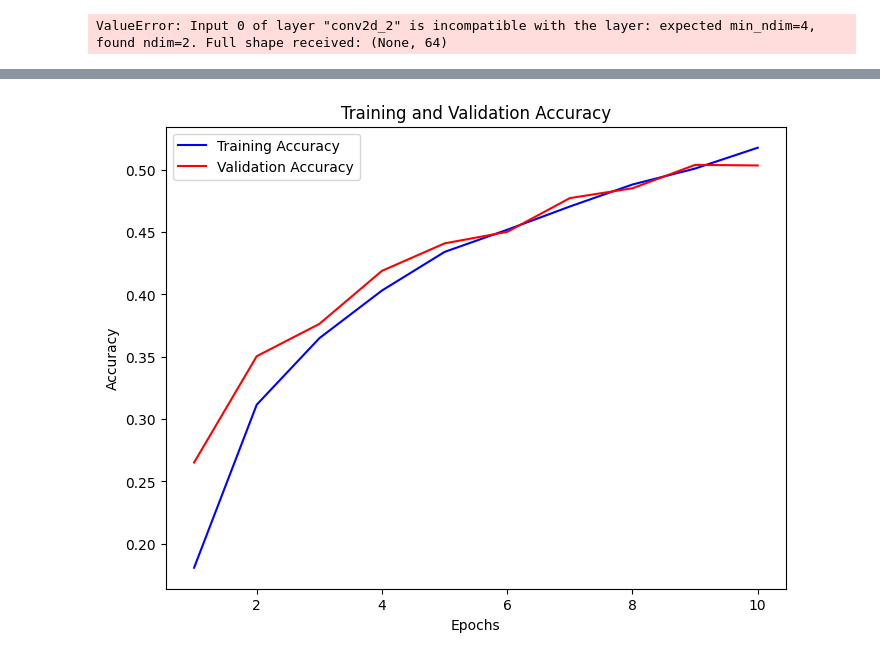
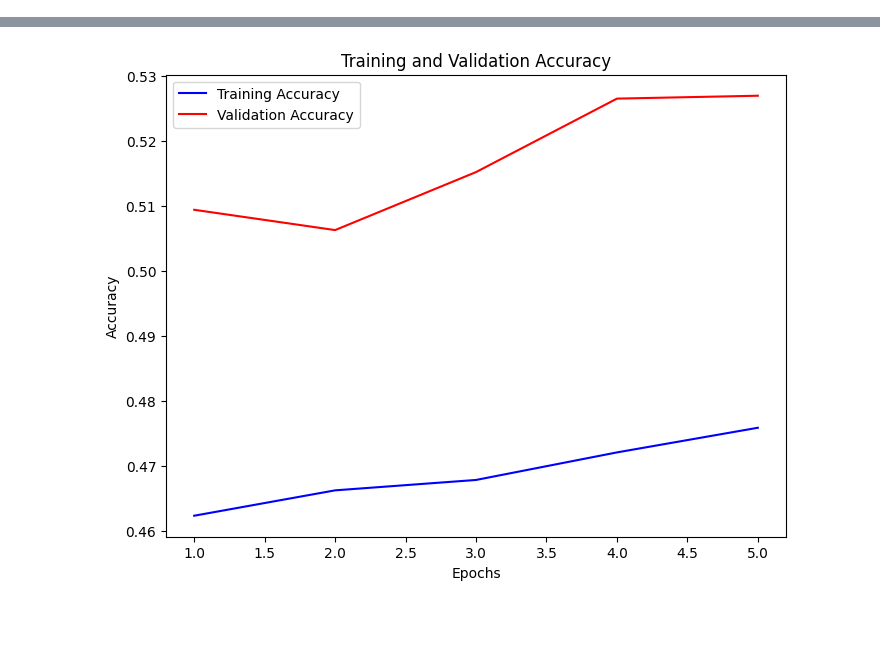
Before and after one commit to Vishan29/fyp_vjti_stage1, a Jupyter notebook: merged_project.ipynb, the cells around one changed output, grey strips where cells are left out. Cells and saved outputs as stored; diff of their text form; code cells hidden in the pictures; blank space fills up the shorter version.

```diff
--- a/merged_project.ipynb
+++ b/merged_project.ipynb
@@ -59,23 +59,20 @@ IMAGE_SIZE = (256, 256)
 L2_REGULARIZATION = 0.001
 
 model = Sequential()
-model.add(Conv2D(32, (3, 3), activation='relu', input_shape=(IMAGE_SIZE[0], IMAGE_SIZE[1], 3), kernel_regularizer=l2(L2_REGULARIZATION)))
+model.add(Conv2D(32, (3, 3), activation='relu', input_shape=(64, 64, 3), kernel_regularizer=l2(L2_REGULARIZATION)))
 model.add(MaxPooling2D((2, 2)))
 model.add(Conv2D(64, (3, 3), activation='relu', kernel_regularizer=l2(L2_REGULARIZATION)))
 model.add(MaxPooling2D((2, 2)))
-# High-order pooling layer (e.g., Global Max Pooling)
-model.add(GlobalAveragePooling2D())
 model.add(Conv2D(128, (3, 3), activation='relu', kernel_regularizer=l2(L2_REGULARIZATION)))
 model.add(MaxPooling2D((2, 2)))
+model.add(GlobalAveragePooling2D())
 model.add(Flatten())
 model.add(Dropout(0.5))
 model.add(Dense(512, activation='relu', kernel_regularizer=l2(L2_REGULARIZATION)))
 model.add(Dense(len(categories), activation='softmax'))
-# %% [output]
-ValueError: Input 0 of layer "conv2d_2" is incompatible with the layer: expected min_ndim=4, found ndim=2. Full shape received: (None, 64)
 # %%
 BATCH_SIZE = 32
-EPOCHS = 10
+EPOCHS = 5
 # Compile the model
 model.compile(optimizer='adam', loss='sparse_categorical_crossentropy', metrics=['accuracy'])
 
@@ -122 +109 @@ Epoch 10/10
-[figure, old version]
+[figure, new version]
```
Also changed, not shown: parts of 1 cell of this notebook.
